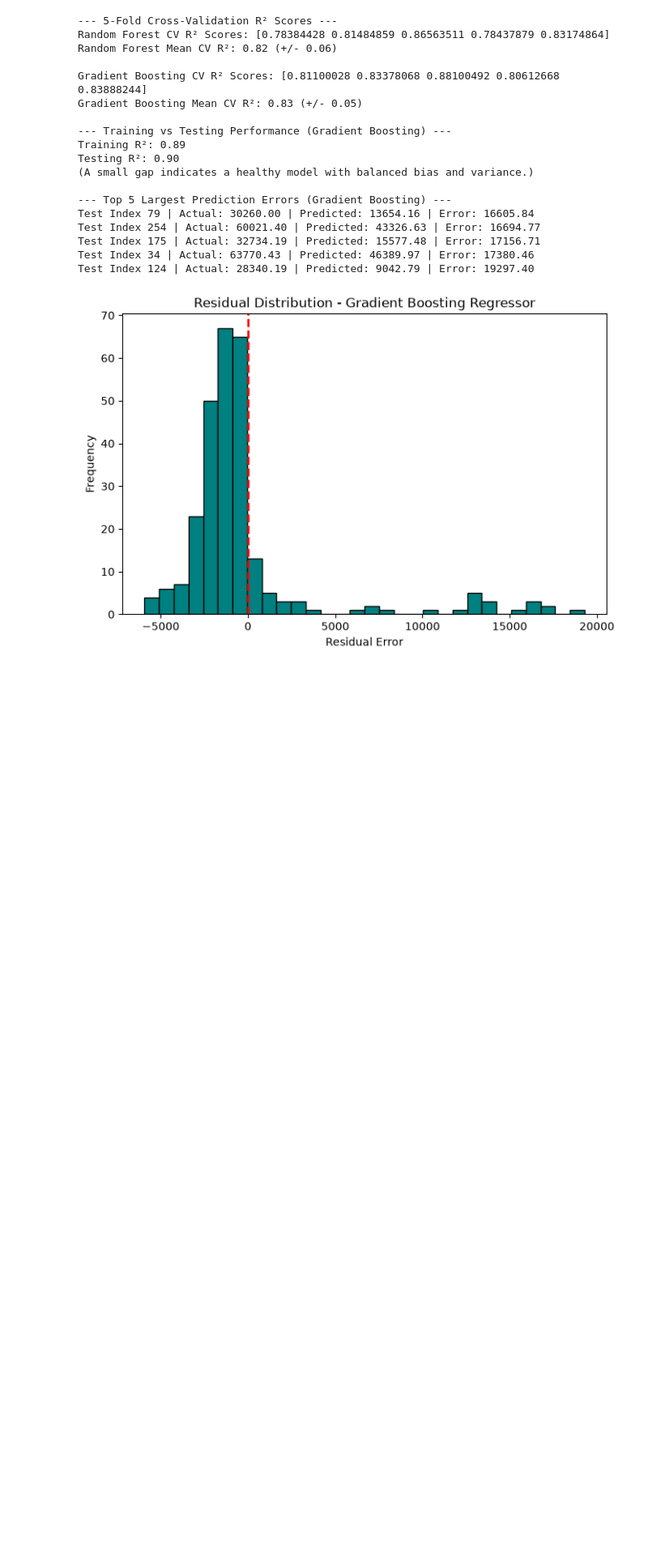
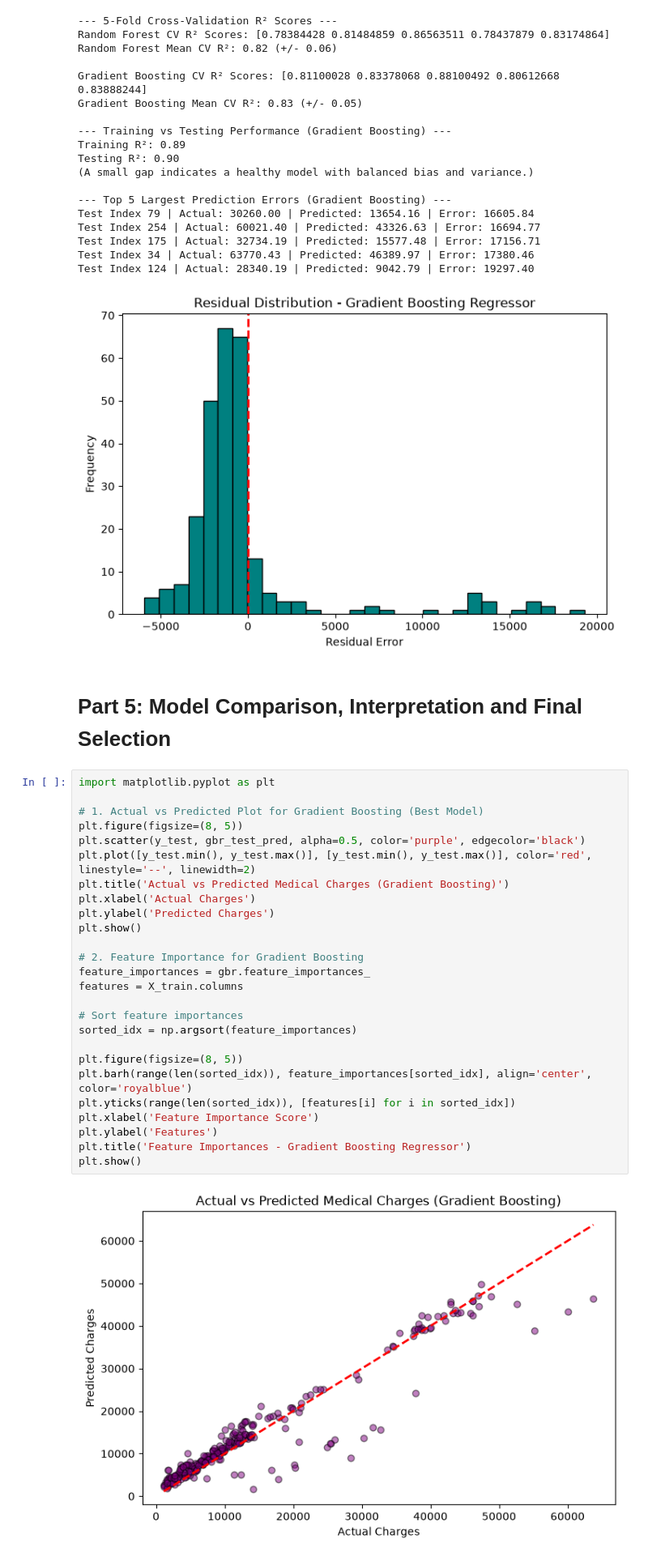
Before and after one commit to Laibarehman-SE/ML-Regression-Preparation., a Jupyter notebook: regression_task.ipynb, the cells around one changed output. Shown at 81% size. Drawn from its saved outputs; the diff is of its cells as text; blank space fills up the shorter version.

```diff
--- a/regression_task.ipynb
+++ b/regression_task.ipynb
@@ -384,3 +384,33 @@ Test Index 175 | Actual: 32734.19 | Predicted: 15577.48 | Error: 17156.71
 Test Index 34 | Actual: 63770.43 | Predicted: 46389.97 | Error: 17380.46
 Test Index 124 | Actual: 28340.19 | Predicted: 9042.79 | Error: 19297.40
 [figure]
+# %% [markdown]
+# Part 5: Model Comparison, Interpretation and Final Selection
+# %%
+import matplotlib.pyplot as plt
+
+# 1. Actual vs Predicted Plot for Gradient Boosting (Best Model)
+plt.figure(figsize=(8, 5))
+plt.scatter(y_test, gbr_test_pred, alpha=0.5, color='purple', edgecolor='black')
+plt.plot([y_test.min(), y_test.max()], [y_test.min(), y_test.max()], color='red', linestyle='--', linewidth=2)
+plt.title('Actual vs Predicted Medical Charges (Gradient Boosting)')
+plt.xlabel('Actual Charges')
+plt.ylabel('Predicted Charges')
+plt.show()
+
+# 2. Feature Importance for Gradient Boosting
+feature_importances = gbr.feature_importances_
+features = X_train.columns
+
+# Sort feature importances
+sorted_idx = np.argsort(feature_importances)
+
+plt.figure(figsize=(8, 5))
+plt.barh(range(len(sorted_idx)), feature_importances[sorted_idx], align='center', color='royalblue')
+plt.yticks(range(len(sorted_idx)), [features[i] for i in sorted_idx])
+plt.xlabel('Feature Importance Score')
+plt.ylabel('Features')
+plt.title('Feature Importances - Gradient Boosting Regressor')
+plt.show()
+# %% [output]
+[figure, added]
```
Also changed, not shown: parts of 1 cell of this notebook.
